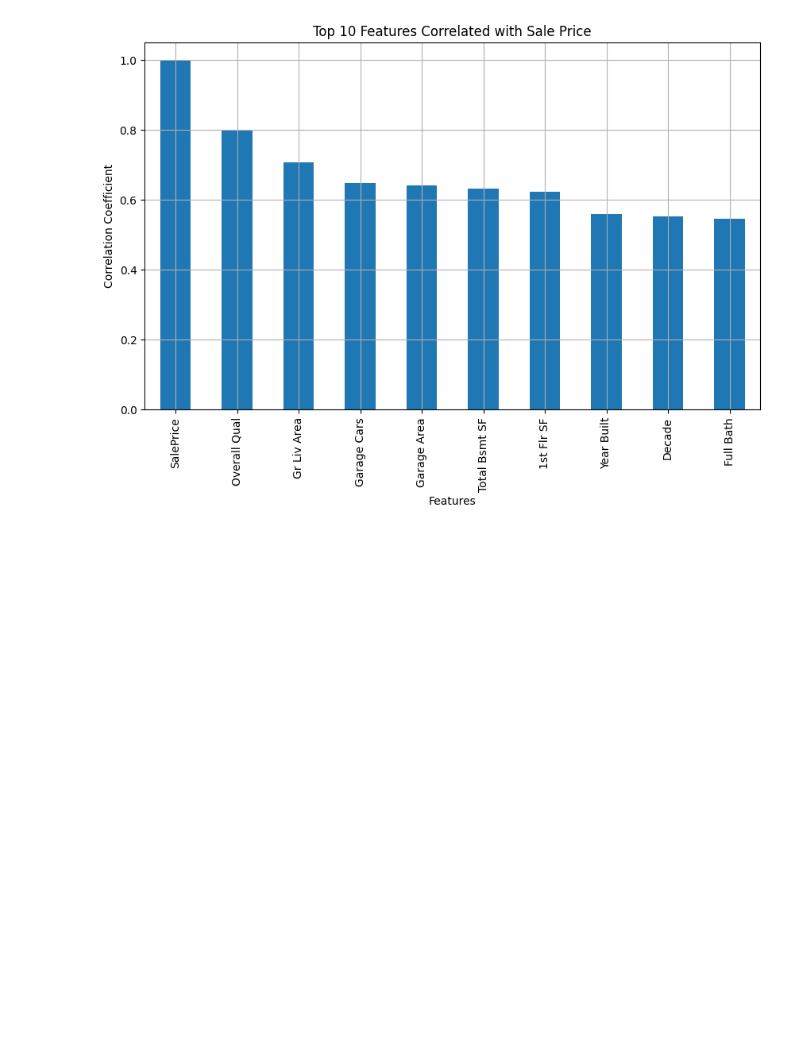
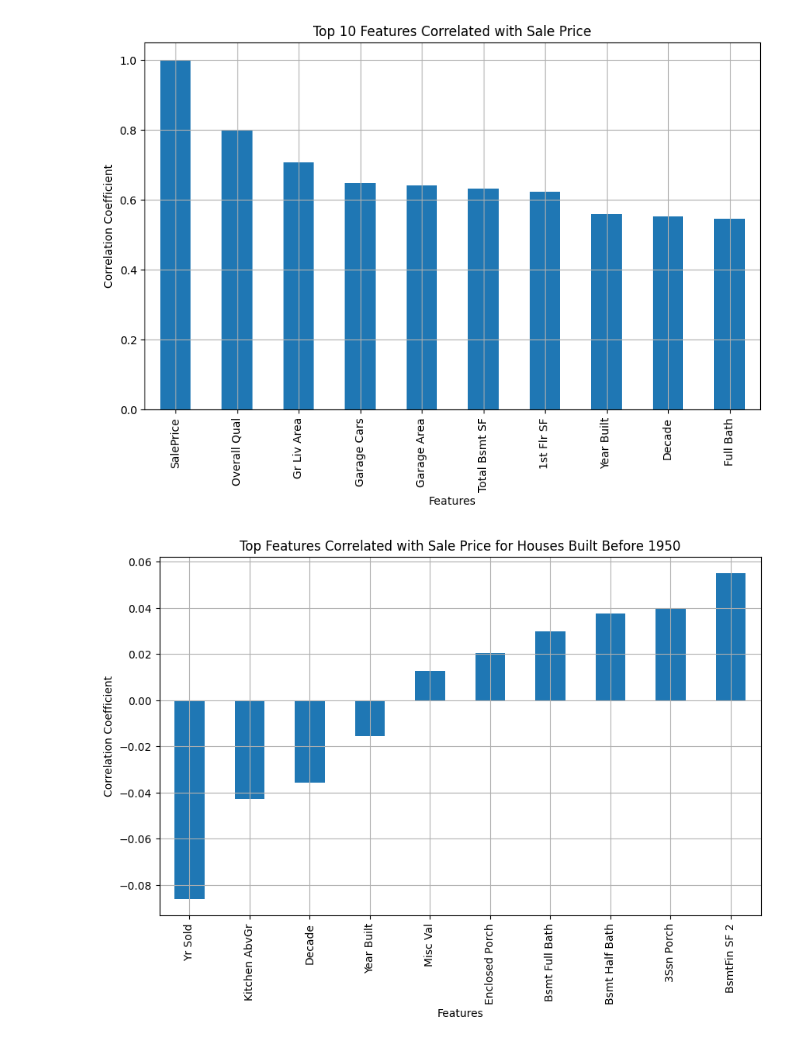
Before and after one commit to maxdevroome/25_discover-projects, a Jupyter notebook: ames-housing/dataviz.ipynb, the cells around one changed output. Saved outputs shown, nothing was run; the diff lists cells and outputs as text; code cells hidden in the pictures; blank space fills up the shorter version.

```diff
--- a/ames-housing/dataviz.ipynb
+++ b/ames-housing/dataviz.ipynb
@@ -57,3 +57,26 @@ plt.grid(True)
 plt.show()
 # %% [output]
 [figure]
+# %%
+# explain what makes older houses more expensive
+# older houses tend to have more character, larger lots, and are often located in more desirable
+# neighborhoods. They may also have historical significance, which can drive up their value.
+# Additionally, older houses may have been built with higher quality materials and craftsmanship,
+# which can contribute to their higher prices. However, they may also require more maintenance and
+# renovations, which can be a consideration for potential buyers.
+
+# show the features that makes older houses more expensive
+older_houses = df[df['Year Built'] < 1950]
+older_houses_features = older_houses.select_dtypes(include=[np.number])
+older_houses_correlation = older_houses_features.corr()
+older_houses_sale_price_correlation = older_houses_correlation['SalePrice'].sort_values()
+older_houses_top_features = older_houses_sale_price_correlation.head(10)
+plt.figure(figsize=(10, 6))
+older_houses_top_features.plot(kind='bar')
+plt.title('Top Features Correlated with Sale Price for Houses Built Before 1950')
+plt.xlabel('Features')
+plt.ylabel('Correlation Coefficient')
+plt.grid(True)
+plt.show()
+# %% [output]
+[figure, added]
```
Also changed, not shown: parts of 1 cell of this notebook, 2 other files.
